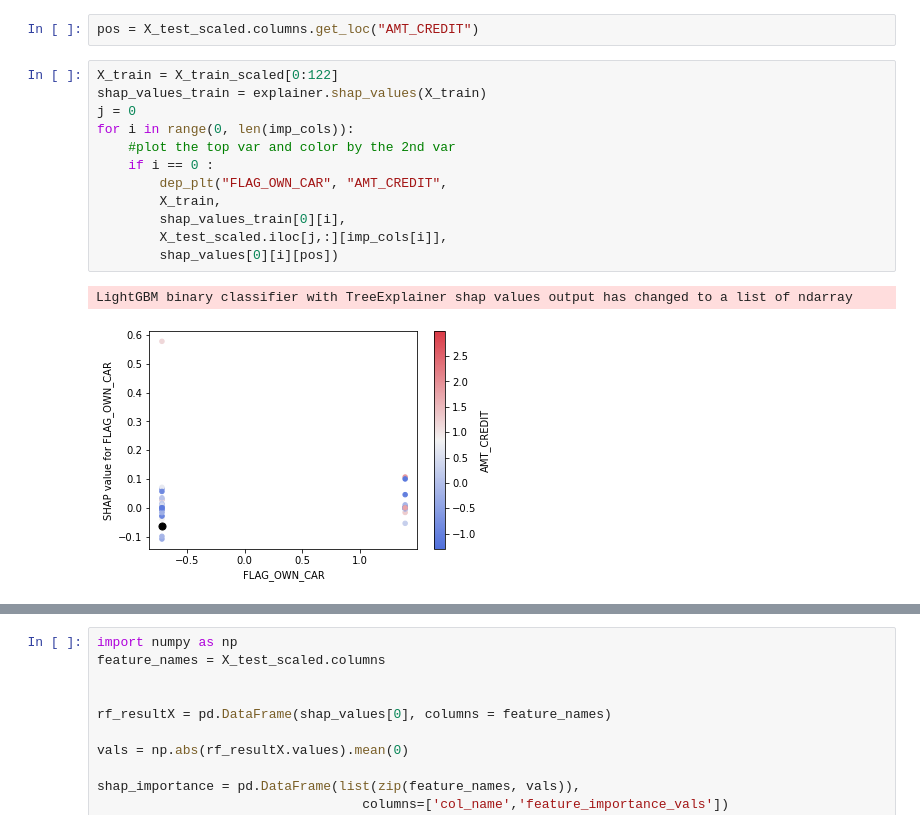
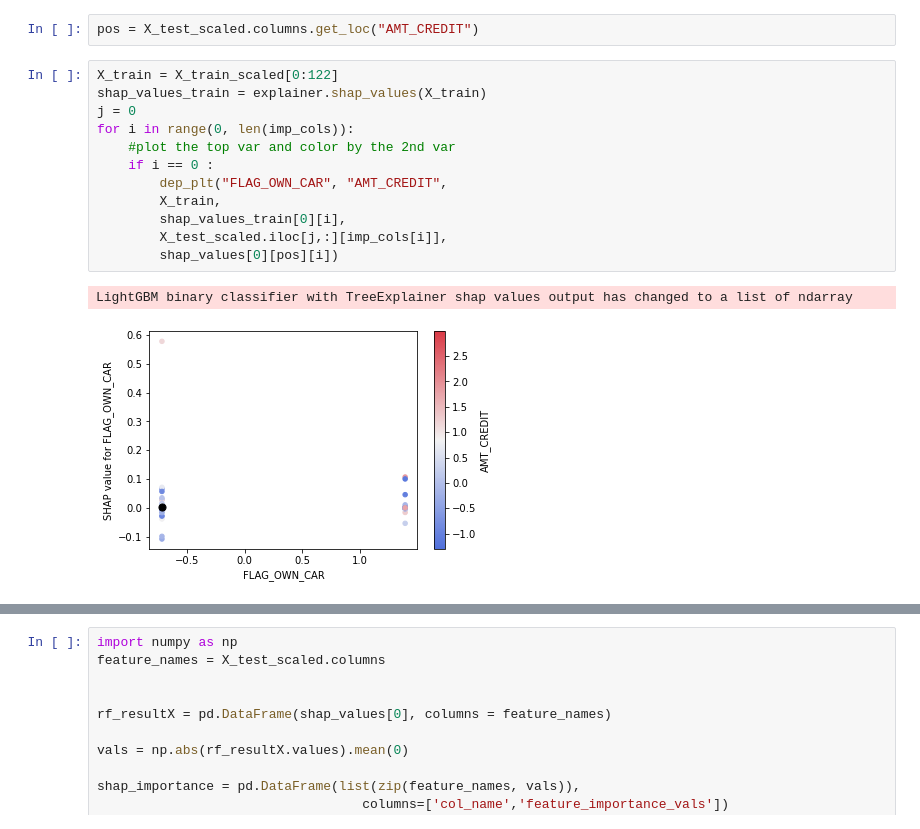
Before and after one commit to CecileLecoublet/Projet_credit, a Jupyter notebook: Dashboard/test.ipynb, the cells around one changed output, grey strips where cells are left out. Drawn from its saved outputs; the diff is of its cells as text.

Commit message:
Correction graphique shap

```diff
--- a/Dashboard/test.ipynb
+++ b/Dashboard/test.ipynb
@@ -56,18 +58,18 @@ pos = X_test_scaled.columns.get_loc("AMT_CREDIT")
 # %%
 X_train = X_train_scaled[0:122]
 shap_values_train = explainer.shap_values(X_train)
 j = 0
 for i in range(0, len(imp_cols)):
     #plot the top var and color by the 2nd var
     if i == 0 :
         dep_plt("FLAG_OWN_CAR", "AMT_CREDIT",
         X_train,
         shap_values_train[0][i],
         X_test_scaled.iloc[j,:][imp_cols[i]],
-        shap_values[0][i][pos])
+        shap_values[0][pos][i])
 # %% [output]
 LightGBM binary classifier with TreeExplainer shap values output has changed to a list of ndarray
-[figure, old version]
+[figure, new version]
 # %%
 shap.dependence_plot("FLAG_OWN_CAR", shap_values[0], X_test_scaled)
 # %% [output]
```
Also changed, not shown: parts of 5 cells of this notebook, 1 other file.
